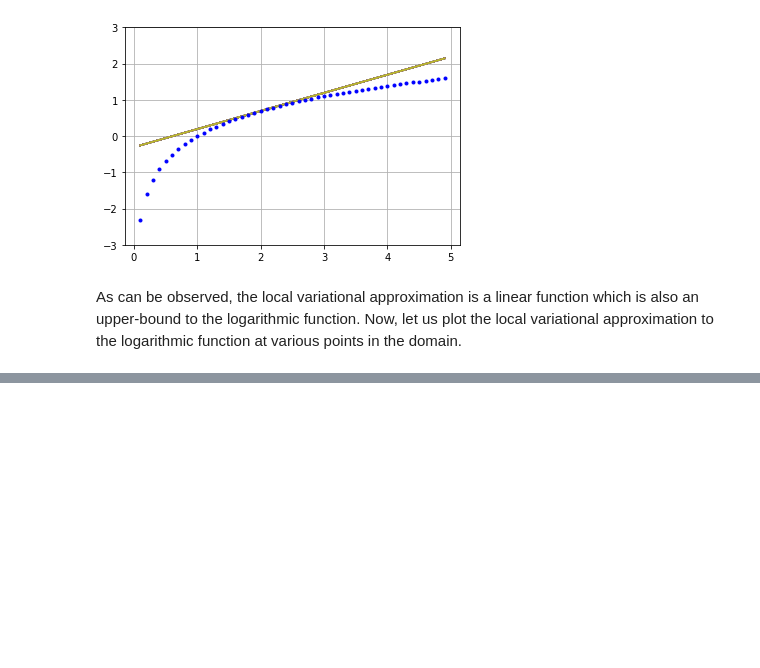
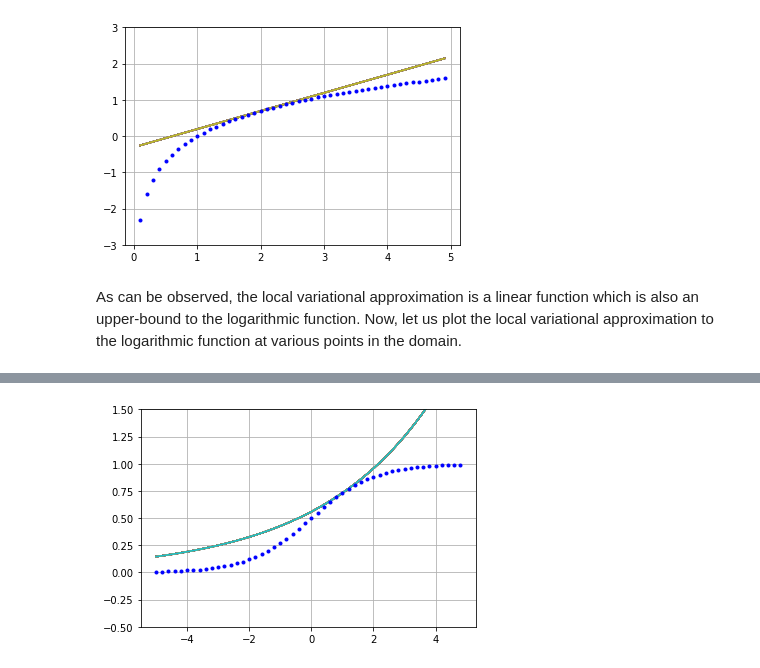
Before and after one commit to lovish1234/PyCon, a Jupyter notebook: 2-Variational-Inference.ipynb, the cells around one changed output, grey strips where cells are left out. Drawn from its saved outputs; the diff is of its cells as text; code cells hidden in the pictures; blank space fills up the shorter version.

```diff
--- a/2-Variational-Inference.ipynb
+++ b/2-Variational-Inference.ipynb
@@ -73,0 +93,22 @@ plt.show()
+# %%
+################################################################
+# Variational approximation to Logistic  (Evaluation at a point)
+################################################################
+
+x = np.expand_dims(np.arange(-5,5,0.2),0)
+
+x0 = 1.
+
+lambd = 1/(1+np.exp(x0))  # compute lambda for x0
+
+intercept = np.tile( -lambd*np.log(lambd) -(1-lambd)*np.log(1-lambd),[x.shape[0],1])
+f_lambda = np.exp(x.T*lambd - intercept)   # Variational upper-bounds
+
+plt.plot(np.tile(x.T,[1,x.shape[1]]),f_lambda)
+plt.hold
+plt.plot(x,1/(1+np.exp(-x)),'.b')
+plt.ylim([-0.5,1.5])
+plt.grid(True)
+plt.show()
+# %% [output]
+[figure, added]
```
Also changed, not shown: parts of 8 cells of this notebook, 12 other files.
